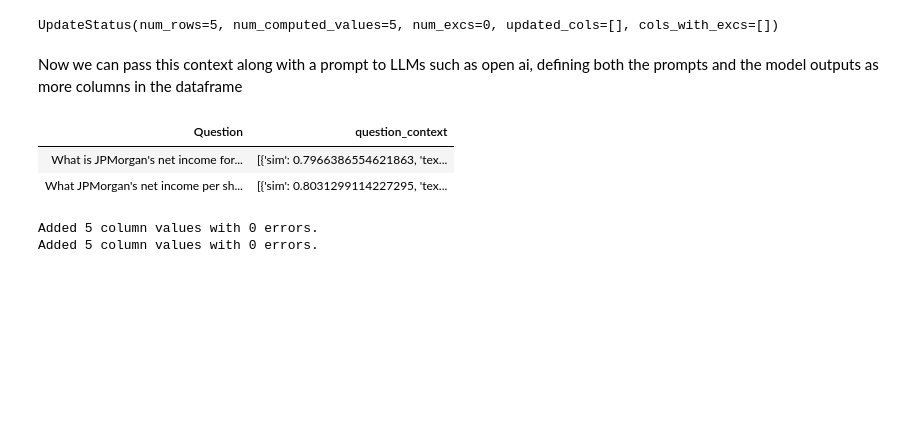
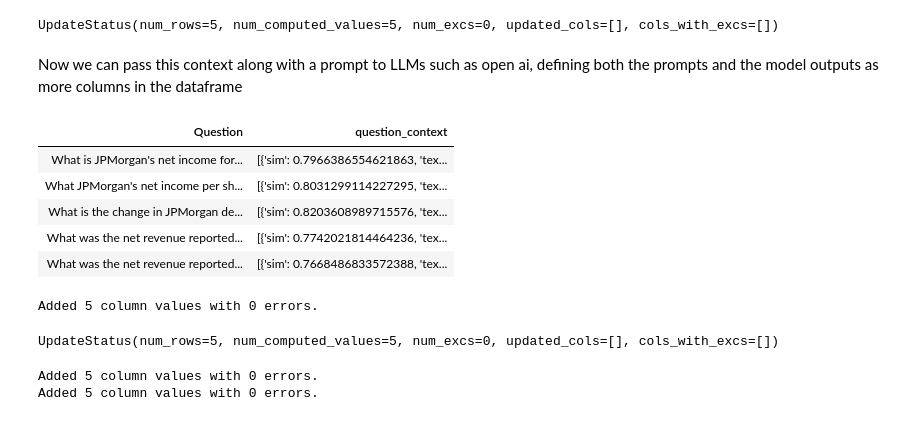
Before and after one commit to orm011/pixeltable, a Jupyter notebook: docs/tutorials/document-demo-anm.ipynb, the cells around one changed output. Saved outputs shown, nothing was run; the diff lists cells and outputs as text; code cells hidden in the pictures; blank space fills up the shorter version.

```diff
--- a/docs/tutorials/document-demo-anm.ipynb
+++ b/docs/tutorials/document-demo-anm.ipynb
@@ -101,12 +101,8 @@ Pixeltable automates these operations through `views`, A `view`, in addition to
 We use `create_view` below to benefit from staying in sync.
 # %%
 pxt.drop_table('chunks_t', ignore_errors=True)
-iterator_args = {
-    'document': documents_t.document,
-    'separators': 'token_limit',
-    'limit': 300,
-}
-chunks_t = pxt.create_view(f'chunks_t', documents_t, iterator_class=DocumentSplitter, iterator_args=iterator_args)
+chunks_t = pxt.create_view(f'chunks_t', documents_t,
+                           iterator=DocumentSplitter.create(document=documents_t.document, separators='token_limit', limit=300))
 chunks_t
 # %% [output]
 Created view `chunks_t` with 36 rows, 0 exceptions.
@@ -222,8 +211,11 @@ UpdateStatus(num_rows=5, num_computed_values=5, num_excs=0, updated_cols=[], col
 # %% [markdown]
 Now we can pass this context along with a prompt to LLMs such as open ai, defining both the prompts and the model outputs as more columns in the dataframe
 # %%
-queries_t.select(queries_t.Question, queries_t.question_context).limit(2).collect()
+queries_t.select(queries_t.Question, queries_t.question_context).collect()
 # %% [output]
 | Question | question_context |
 | What is JPMorgan's net income for... | [{'sim': 0.7966386554621863, 'tex... |
 | What JPMorgan's net income per sh... | [{'sim': 0.8031299114227295, 'tex... |
+| What is the change in JPMorgan de... | [{'sim': 0.8203608989715576, 'tex... |
+| What was the net revenue reported... | [{'sim': 0.7742021814464236, 'tex... |
+| What was the net revenue reported... | [{'sim': 0.7668486833572388, 'tex... |
@@ -230,3 +228,8 @@ queries_t.select(queries_t.Question, queries_t.question_context).limit(2).collec
+# %%
+queries_t.add_column(context=concat_context(queries_t.question_context))
+# %% [output]
+Added 5 column values with 0 errors.
+UpdateStatus(num_rows=5, num_computed_values=5, num_excs=0, updated_cols=[], cols_with_excs=[])
 # %%
 messages = [
     { "role": "system", "content": "Please read the following passages and answer the questions that follow based on them" },
```
Also changed, not shown: parts of 7 cells of this notebook.
